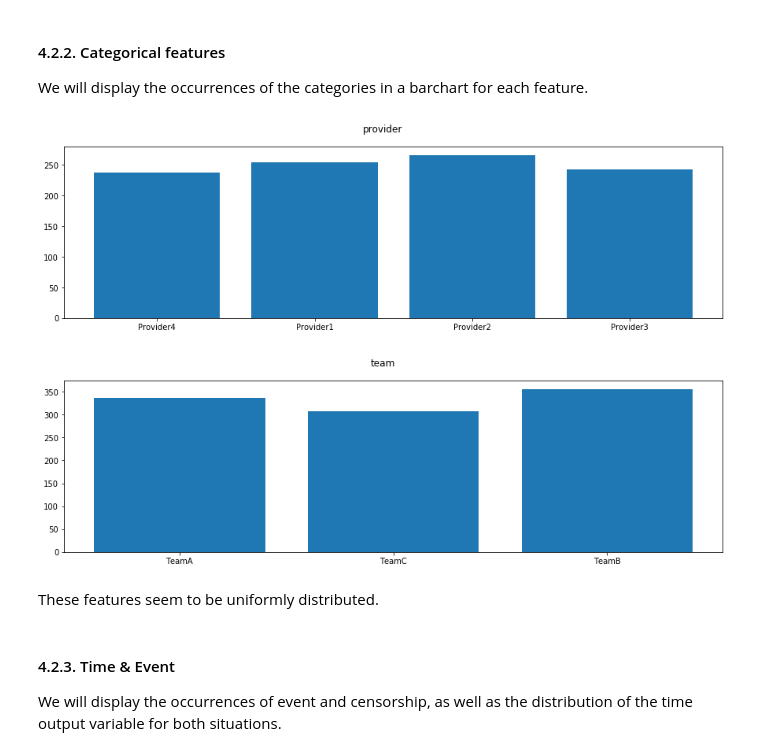
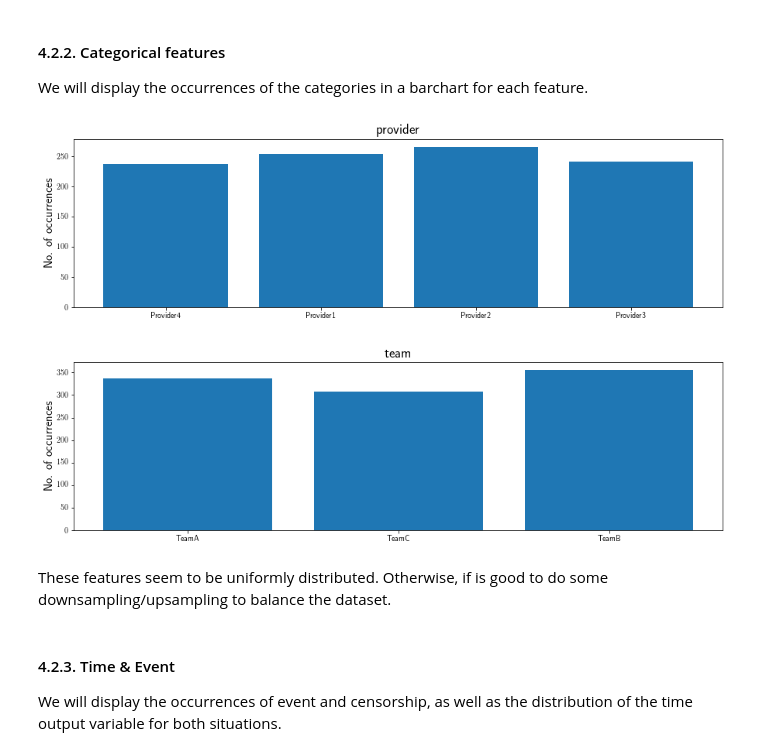
Before and after one commit to bjarkithorr/Projects_Assignments, a Jupyter notebook: Notebooks_lectures_DTU/Predictive maintenance - solutions.ipynb, the cells around one changed output. Drawn from its saved outputs; the diff is of its cells as text; code cells hidden in the pictures.

```diff
--- a/Notebooks_lectures_DTU/Predictive maintenance - solutions.ipynb
+++ b/Notebooks_lectures_DTU/Predictive maintenance - solutions.ipynb
@@ -139,13 +177,27 @@ in our dataset. Let's do the following:
 * encode the categorical variables as one-hot vectors using pandas `get_dummies` method (set `drop_first` argument to `True`), storing it in the `dataset` variable;
 * define a list of the modeling features as `features`.
 # %%
+# Numerical features
+num_features = [
+    'pressureInd',
+    'moistureInd',
+    'temperatureInd',
+]
+
 # Categorical features
-category_columns = ['provider', 'team']
+cat_features = [
+    'provider',
+    'team',
+]
 # %%
 # Cast categorical features from 'string' to 'category' data type
-for col in category_columns:
+for col in cat_features:
     raw_dataset[col] = raw_dataset[col].astype('category')
 # %%
 # Encode the categorical variables as one-hot vectors
-dataset = pd.get_dummies(raw_dataset, columns=category_columns, drop_first=True)
+dataset = pd.get_dummies(
+    raw_dataset,
+    columns=cat_features,
+    drop_first=True,
+)
 # %%
@@ -293,30 +396,40 @@ We will display the occurrences of the categories in a barchart for each feature
 # %%
-from collections import Counter
-
-for feature in category_columns:
+# For each categorical feature
+for feature in cat_features:
 
     # Initialize the figure
-    fig, ax = plt.subplots(figsize=(15, 4))
+    fig, ax = plt.subplots(figsize=(15., 4.))
 
     # Extract the feature values
     x = raw_dataset[feature].to_numpy()
 
     # Count the number of occurrences for each category
     data = Counter(x)
     category = list(data.keys())
     counts = list(data.values())
 
     # Barchart
-    ax.bar(category, counts)
+    ax.bar(
+        category,
+        counts,
+        color=colors[0],
+    )
+    ax.set_title(
+        feature,
+        fontsize=18.,
+    )
+    ax.set_ylabel(
+        'No. of occurrences',
+        fontsize=15.,
+    )
 
     # Display
-    fig.suptitle(feature)
     plt.show()
 # %% [output]
-[figure, old version]
+[figure, new version]
-[figure, old version]
+[figure, new version]
 # %% [markdown]
-These features seem to be uniformly distributed.
+These features seem to be uniformly distributed. Otherwise, if is good to do some downsampling/upsampling to balance the dataset.
 # %% [markdown]
 #### 4.2.3. Time & Event
 
```
Also changed, not shown: parts of 172 cells of this notebook, 8 other files.
